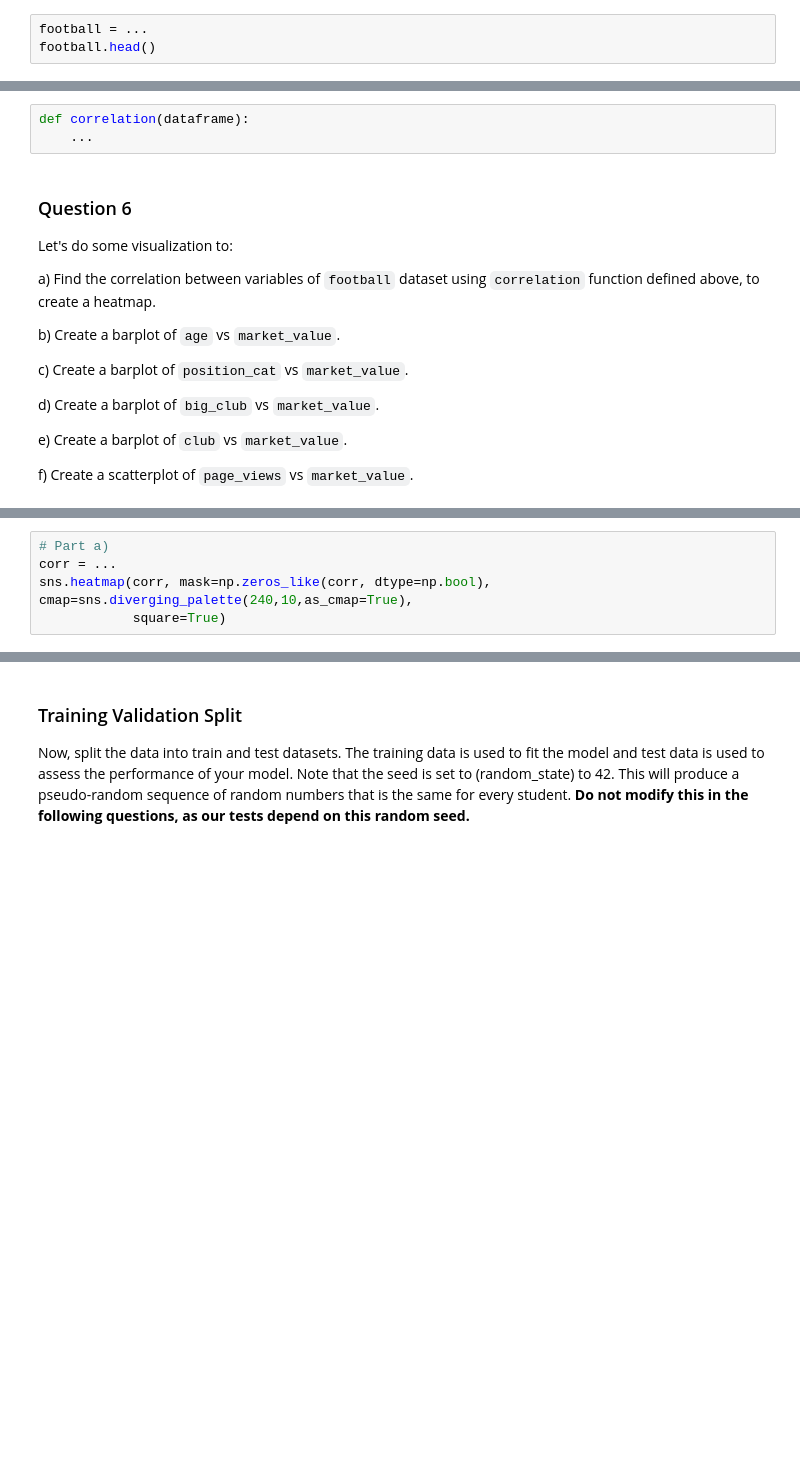
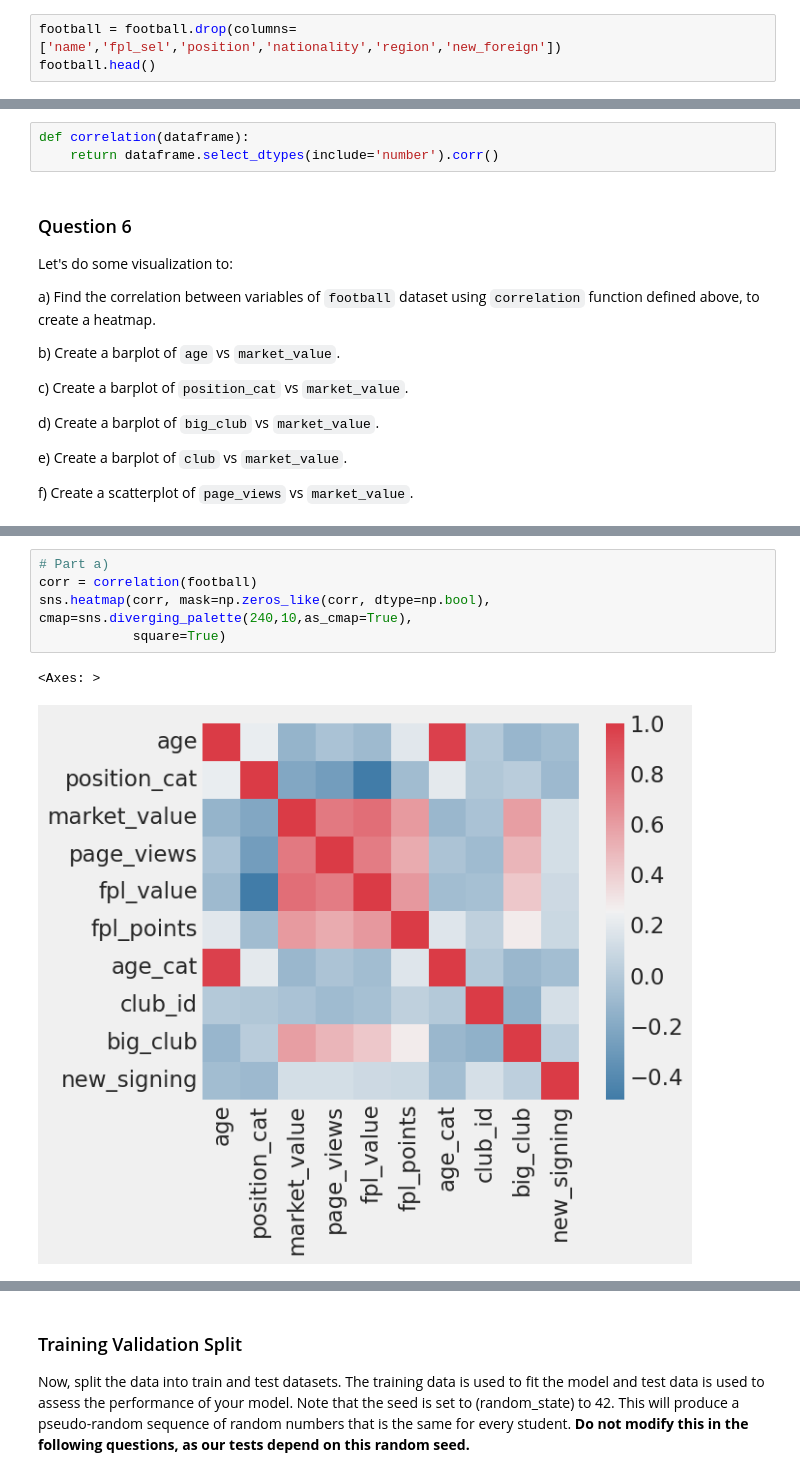
Before and after one commit to TheChroniclerr/CP322, a Jupyter notebook: Assignment_1.ipynb, the cells around one changed output, grey strips where cells are left out. Saved outputs shown, nothing was run; the diff lists cells and outputs as text; blank space fills up the shorter version.

```diff
--- a/Assignment_1.ipynb
+++ b/Assignment_1.ipynb
@@ -258,6 +415,6 @@ football.head()
 Drop columns named `'name','fpl_sel','position','nationality','region','new_foreign'` from `football` dataframe.
 # %% [markdown]
 <!-- BEGIN QUESTION -->
-# %%
-football = ...
-football.head()
+# %%
+football = football.drop(columns=['name','fpl_sel','position','nationality','region','new_foreign'])
+football.head()
@@ -274,7 +450,7 @@ football.describe()
 Define the function `correlation` which computes the correlation of dataframe variables and returns the result.
 # %%
 def correlation(dataframe):
-    ...
+    return dataframe.select_dtypes(include='number').corr()
 # %% [markdown]
 ### Question 6
 Let's do some visualization to:
@@ -294,8 +470,11 @@ f) Create a scatterplot of `page_views` vs `market_value`.
 <!-- BEGIN QUESTION -->
 # %%
 # Part a)
-corr = ...
+corr = correlation(football)
 sns.heatmap(corr, mask=np.zeros_like(corr, dtype=np.bool), cmap=sns.diverging_palette(240,10,as_cmap=True),
             square=True)
+# %% [output]
+<Axes: >
+[figure, added]
 # %%
 # Part b)
```
Also changed, not shown: parts of 35 cells of this notebook.
